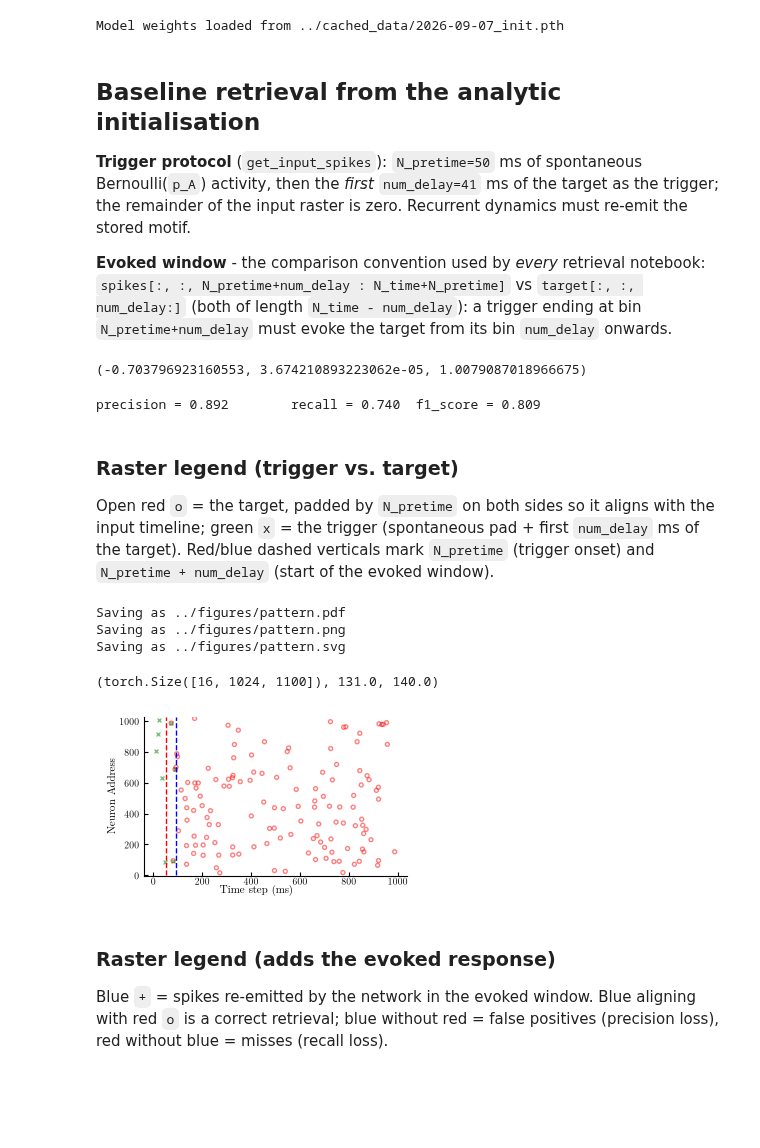
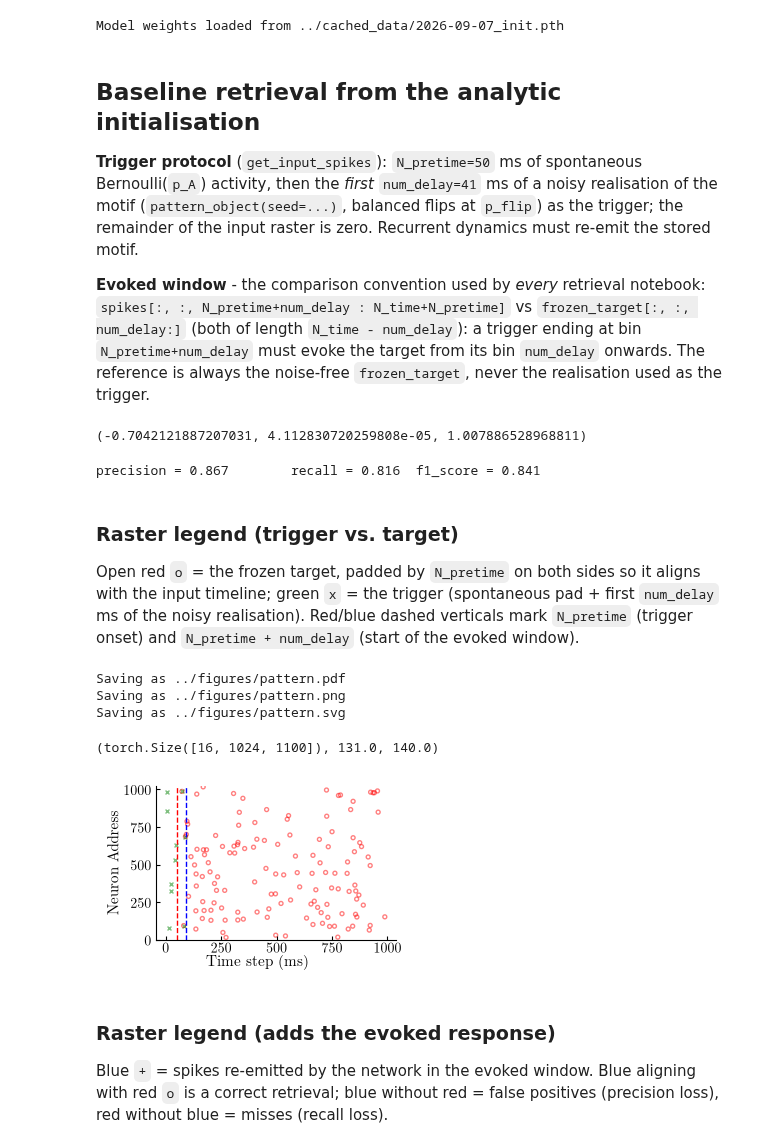
Before and after one commit to SpikeAI/MNESIS, a Jupyter notebook: src/11_MNESIS_learn-synthetic.ipynb, the cells around one changed output. Cells and saved outputs as stored; diff of their text form; code cells hidden in the pictures; blank space fills up the shorter version.

```diff
--- a/src/11_MNESIS_learn-synthetic.ipynb
+++ b/src/11_MNESIS_learn-synthetic.ipynb
@@ -136,25 +136,29 @@ if lock_init_filename.exists():
 ## Baseline retrieval from the analytic initialisation
 
 **Trigger protocol** (`get_input_spikes`): `N_pretime=50` ms of spontaneous
-Bernoulli(`p_A`) activity, then the *first* `num_delay=41` ms of the target as the trigger;
+Bernoulli(`p_A`) activity, then the *first* `num_delay=41` ms of a noisy realisation of the motif
+(`pattern_object(seed=...)`, balanced flips at `p_flip`) as the trigger;
 the remainder of the input raster is zero. Recurrent dynamics must re-emit the stored motif.
 
 **Evoked window** - the comparison convention used by *every* retrieval notebook:
-`spikes[:, :, N_pretime+num_delay : N_time+N_pretime]` vs `target[:, :, num_delay:]`
+`spikes[:, :, N_pretime+num_delay : N_time+N_pretime]` vs `frozen_target[:, :, num_delay:]`
 (both of length `N_time - num_delay`): a trigger ending at bin `N_pretime+num_delay` must
-evoke the target from its bin `num_delay` onwards.
+evoke the target from its bin `num_delay` onwards. The reference is always the
+noise-free `frozen_target`, never the realisation used as the trigger.
 # %%
-# target_full: target shifted right by N_pretime so its timeline matches input_spikes;
+# target: the frozen motif; cue: the noisy realisation whose first num_delay ms
+# form the trigger. target_full: target shifted right by N_pretime so its timeline matches input_spikes;
 # forward_pass returns (current, membrane, spikes) over the padded time axis.
 
 with torch.no_grad():
-    target = hd.pattern_object()
+    target = hd.pattern_object.frozen_target # noise-free reference, scored against
+    cue = hd.pattern_object(seed=hd.opt.seed) # seeded noisy realisation, provides the trigger
     target_full = torch.nn.functional.pad(target, (opt.N_pretime, opt.N_pretime))
-    input_spikes = hd.get_input_spikes(target=target)
+    input_spikes = hd.get_input_spikes(target=cue, seed=hd.opt.seed)
     current, mem, spikes = hd.forward_pass(input_spikes)
 current.min().item(), current.mean().item(), current.max().item()
 # %% [output]
-(-0.703796923160553, 3.674210893223062e-05, 1.0079087018966675)
+(-0.7042121887207031, 4.112830720259808e-05, 1.007886528968811)
 # %%
 # Score only the evoked window (aligned slices of length N_time - num_delay).
 
@@ -164,46 +168,49 @@ with torch.no_grad():
     precision, recall, f1_score = get_scores(spikes_evoked, target_evoked)
     print(f'precision = {precision:.3f}\t recall = {recall:.3f}\t f1_score = {f1_score:.3f} ')
 # %% [output]
-precision = 0.892        recall = 0.740  f1_score = 0.809
+precision = 0.867        recall = 0.816  f1_score = 0.841
 # %% [markdown]
 ### Raster legend (trigger vs. target)
 
-Open red `o` = the target, padded by `N_pretime` on both sides so it aligns with the input
-timeline; green `x` = the trigger (spontaneous pad + first `num_delay` ms of the target).
+Open red `o` = the frozen target, padded by `N_pretime` on both sides so it aligns with the input
+timeline; green `x` = the trigger (spontaneous pad + first `num_delay` ms of the noisy realisation).
 Red/blue dashed verticals mark `N_pretime` (trigger onset) and `N_pretime + num_delay`
 (start of the evoked window).
 # %%
 # Drawn at its printed size: half of \textwidth (A4, 1 in margins), golden ratio, as
 # tex/tikz_snntorch.pdf, so both panels of fig:model share the same height at scale 1.
 # The axes are then pinned on the rows of that diagram (fractions of its height): top
 # of the axes on the output arrow tips, x axis on the bottom of the X[t] boxes, x label
 # on the baseline of the "t = 0" labels. bbox=None keeps that exact geometry.
 textwidth = 15.92  # (cm)
 tikz_border = 2 / 72.27 * 2.54  # standalone border (cm)
 tikz_y0, tikz_y1 = -3.427 - tikz_border, 3.627 + tikz_border  # bounding box (cm)
 tikz_frac = lambda y: (y - tikz_y0) / (tikz_y1 - tikz_y0)
-# "t = 0" is a \Large (14.4 pt) node centred on digits about 0.645 em high
-t_baseline = -3.0 - 0.645 * 14.4 / 72.27 * 2.54 / 2  # (cm)
+# the diagram is printed at tikz_scale of its natural width (11.5 cm plus the borders), and its
+# fonts are enlarged by 1 / tikz_scale so that they print at the text size, as this raster
+tikz_scale = 0.49 * textwidth / (11.5 + 2 * tikz_border)
+# "t = 0" is a \papernormalsize node at y = -3.15 cm, centred on digits about 0.645 em high
+t_baseline = -3.15 - 0.645 * normalsize / tikz_scale / 72.27 * 2.54 / 2  # (cm)
 
 fig, ax = plt.subplots()
 splt.raster(target_full[opt.i_pattern, :opt.N_neuron_show, :opt.N_time_show].T, ax, s=8, facecolor='none', edgecolor='red',  marker='o', alpha=.5)
 splt.raster(input_spikes[opt.i_pattern, :opt.N_neuron_show, :opt.N_time_show].T, ax, s=8, c="green", marker='x', alpha=.5)
 ax.vlines([opt.N_pretime], 0, opt.N_neuron_show, 'r', ls='--')
 ax.vlines([opt.N_pretime+opt.num_delay], 0, opt.N_neuron_show, 'b', ls='--')
 ax.set_xlabel("Time step (ms)", va='baseline')
 ax.xaxis.set_label_coords(0.5, tikz_frac(t_baseline), transform=fig.transFigure)
 ax.tick_params(axis='x', pad=1.0)
 ax.set_ylabel("Neuron Address", labelpad=1.5)
 ax.set_ylim(-1., opt.N_neuron_show + 1.)
-fig.subplots_adjust(top=tikz_frac(2.45 + 0.45 + 0.6), bottom=tikz_frac(-2.05 - 0.45), left=0.135, right=0.99)
-printfig(fig, 'pattern', fig_width=0.49*textwidth, fig_height=0.49*textwidth/opt.phi, figpath=figpath, bbox=None, do_overwrite=True)
+fig.subplots_adjust(top=tikz_frac(2.45 + 0.45 + 0.6), bottom=tikz_frac(-1.9 - 0.45), left=0.17, right=0.95)
+printfig(fig, 'pattern', fig_width=0.49*textwidth, fig_height=0.49*textwidth/opt.phi, figpath=figpath, bbox=None, layout=None)
 spikes.shape, spikes[opt.i_pattern, :opt.N_neuron_show, :opt.N_time_show].sum().item(), target[opt.i_pattern, :, :].sum().item()
 # %% [output]
 Saving as ../figures/pattern.pdf
 Saving as ../figures/pattern.png
 Saving as ../figures/pattern.svg
 (torch.Size([16, 1024, 1100]), 131.0, 140.0)
-[figure, old version]
+[figure, new version]
 # %% [markdown]
 ### Raster legend (adds the evoked response)
 
```
Also changed, not shown: parts of 9 cells of this notebook, 7 other files.
